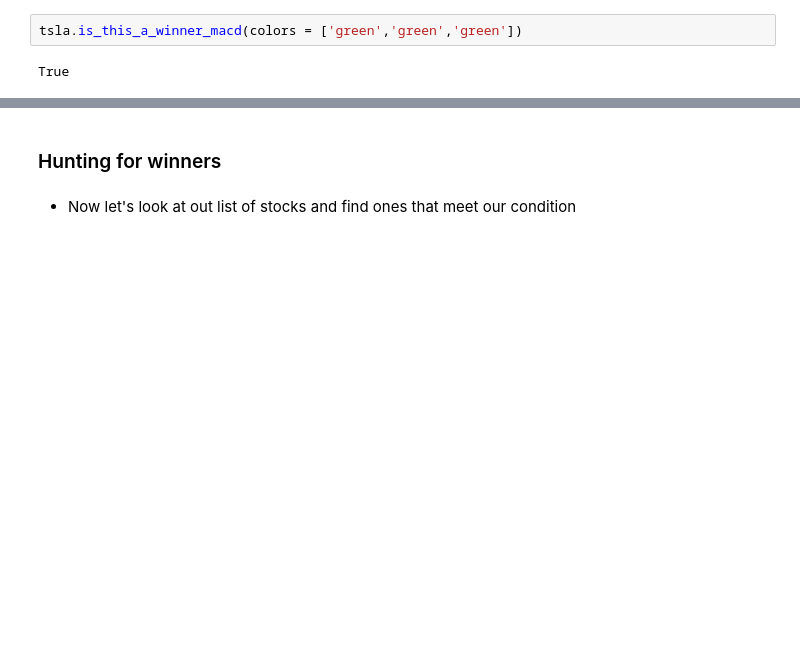
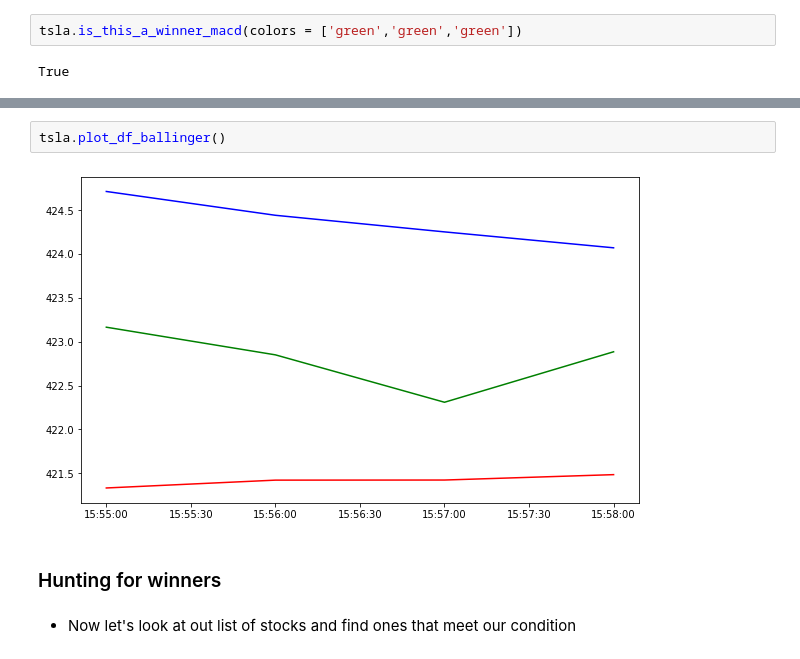
Before and after one commit to dataubc/stock_price_prediction, a Jupyter notebook: short_term/short_term_volume_macd.ipynb, the cells around one changed output, grey strips where cells are left out. Saved outputs shown, nothing was run; the diff lists cells and outputs as text; blank space fills up the shorter version.

```diff
--- a/short_term/short_term_volume_macd.ipynb
+++ b/short_term/short_term_volume_macd.ipynb
@@ -300,3 +357,7 @@ plt.plot(df['Datetime'],df['macd']);
+# %%
+tsla.plot_df_ballinger()
+# %% [output]
+[figure, added]
 # %% [markdown]
 ### Hunting for winners
 # %% [markdown]
```
Also changed, not shown: parts of 15 cells of this notebook.
